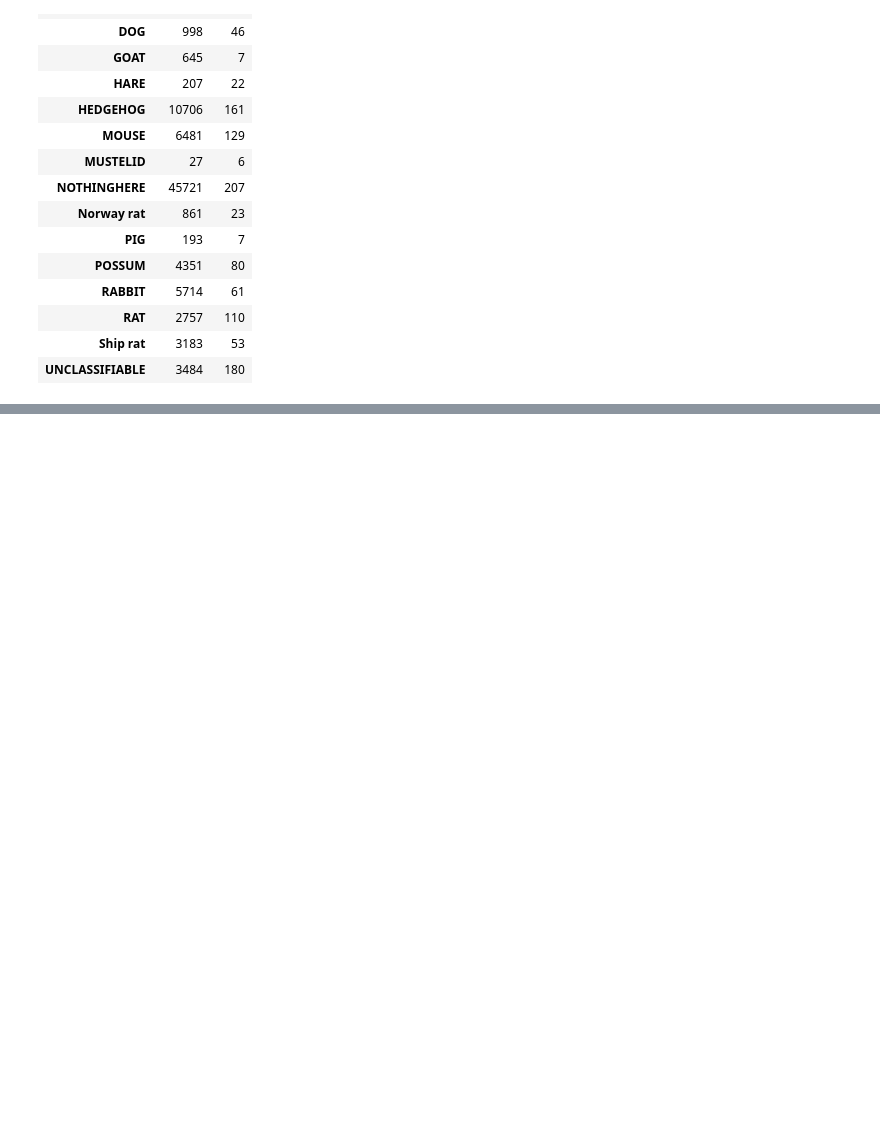
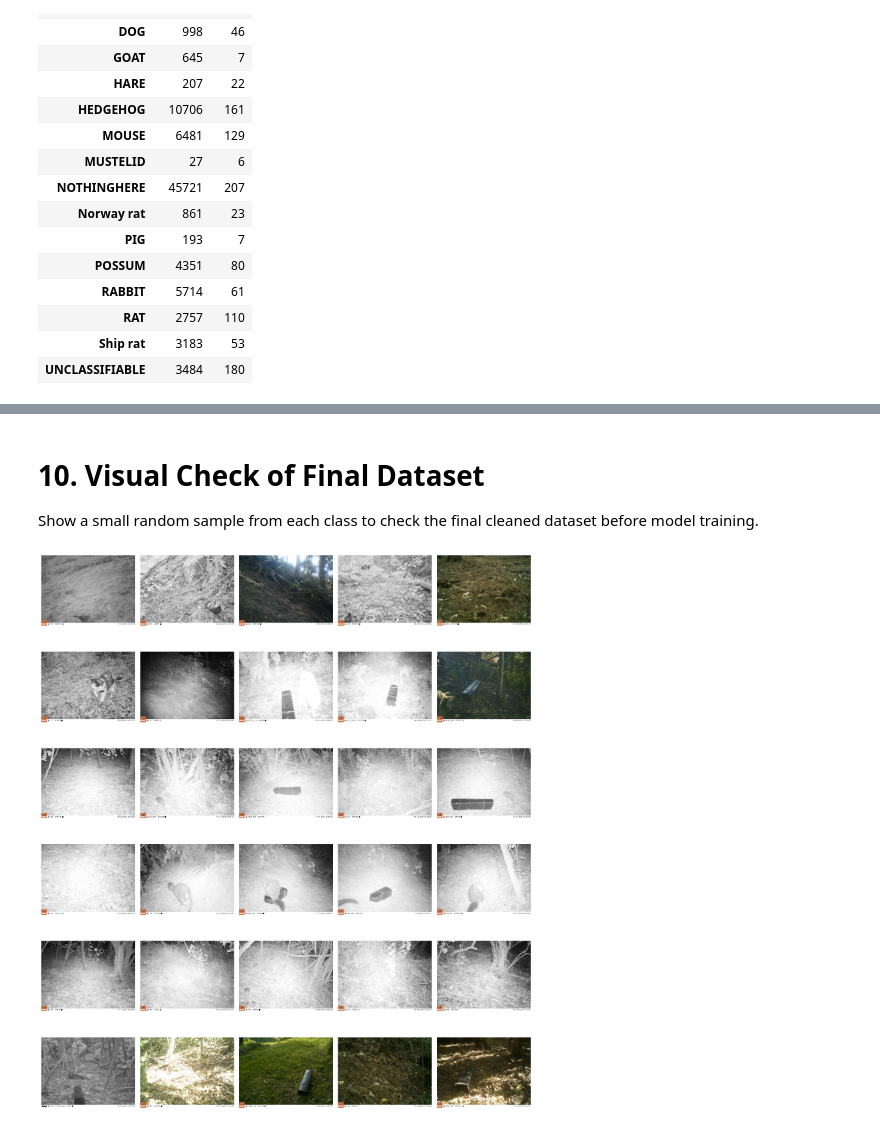
Before and after one commit to elodie-wu/ai-predator-early-warning, a Jupyter notebook: notebooks/01_prepare_dataset.ipynb, the cells around one changed output, grey strips where cells are left out. Saved outputs shown, nothing was run; the diff lists cells and outputs as text; code cells hidden in the pictures; blank space fills up the shorter version.

Commit message:
Prepare and clean camera trap dataset

```diff
--- a/notebooks/01_prepare_dataset.ipynb
+++ b/notebooks/01_prepare_dataset.ipynb
@@ -133,0 +959,17 @@ label_summary
+# %%
+EXCLUDED_DATA_DIR = PROJECT_ROOT / "data" / "excluded"
+
+EXCLUDED_DATA_DIR.mkdir(
+    parents=True,
+    exist_ok=True
+)
+
+keep_files = set(
+    zip(
+        final_clean_df["split"],
+        final_clean_df["project_class"],
+        final_clean_df["file"]
+    )
+)
+
+print("Images to keep:", len(keep_files))
@@ -133,0 +1073,48 @@ label_summary
+# %% [markdown]
+# 10. Visual Check of Final Dataset
+
+Show a small random sample from each class to check the final cleaned dataset before model training.
+# %%
+SAMPLES_PER_CLASS = 5
+
+fig, axes = plt.subplots(
+    len(PROJECT_CLASSES),
+    SAMPLES_PER_CLASS,
+    figsize=(15, 18)
+)
+
+for row_idx, cls in enumerate(PROJECT_CLASSES):
+
+    class_df = final_clean_df[
+        final_clean_df["project_class"] == cls
+    ]
+
+    sample_df = class_df.sample(
+        n=SAMPLES_PER_CLASS,
+        random_state=RANDOM_STATE
+    )
+
+    for col_idx, (_, row) in enumerate(sample_df.iterrows()):
+
+        image_path = (
+            PROCESSED_DATA_DIR
+            / row["split"]
+            / row["project_class"]
+            / row["file"]
+        )
+
+        image = Image.open(image_path)
+
+        axes[row_idx, col_idx].imshow(image)
+        axes[row_idx, col_idx].axis("off")
+
+        if col_idx == 0:
+            axes[row_idx, col_idx].set_ylabel(
+                cls,
+                fontsize=12
+            )
+
+plt.tight_layout()
+plt.show()
+# %% [output]
+[figure, added]
```
Also changed, not shown: parts of 41 cells of this notebook, 5 other files.
